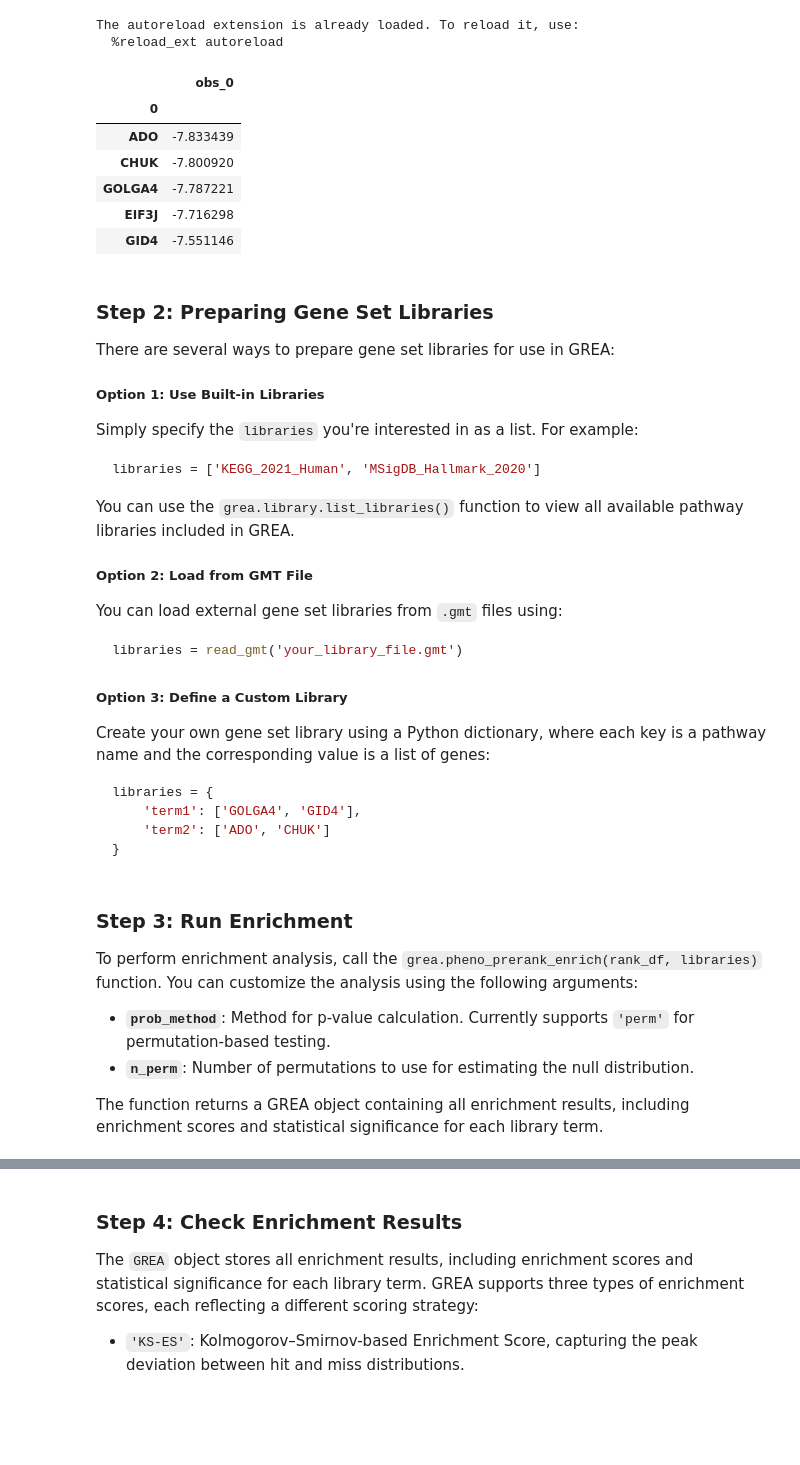
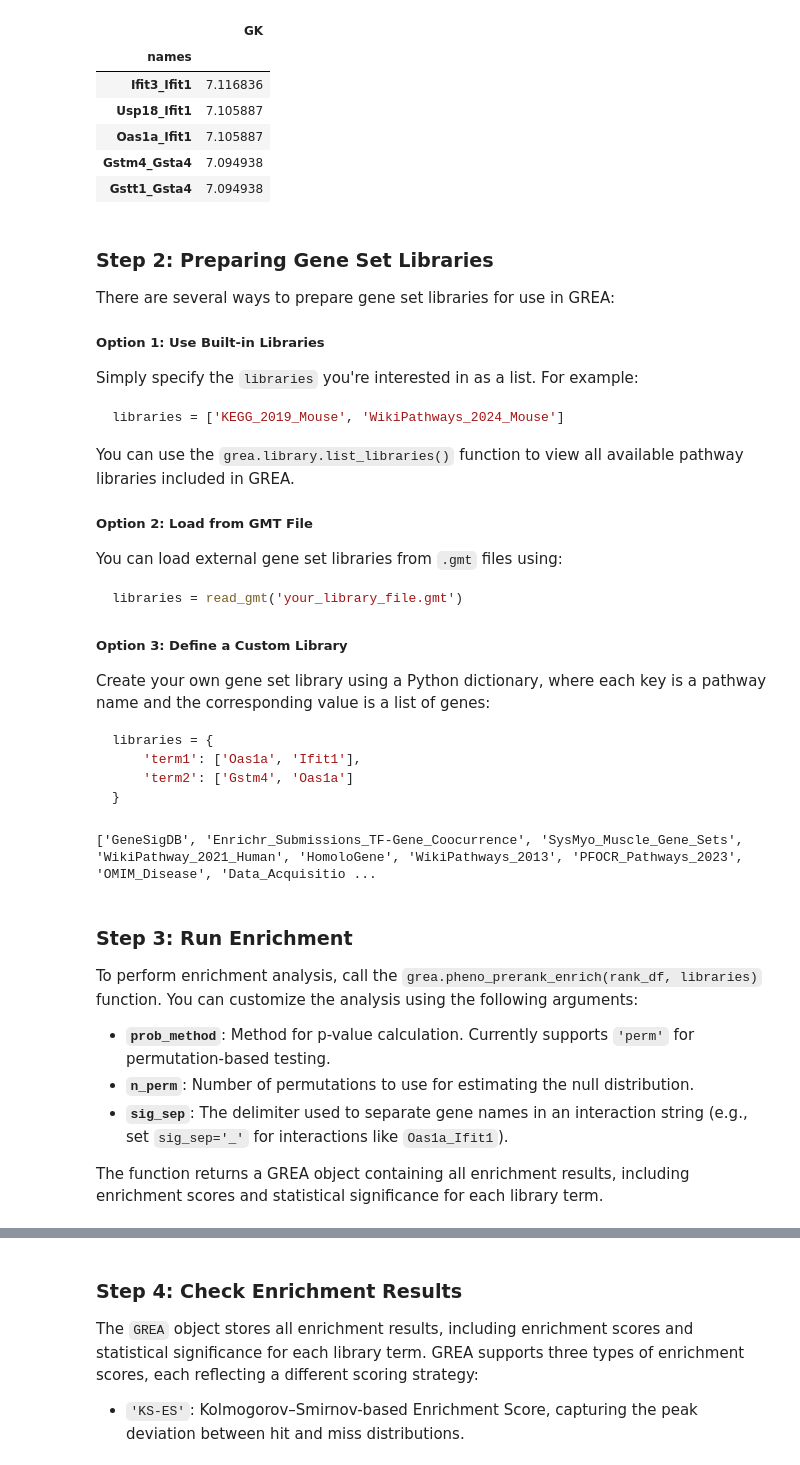
Before and after one commit to compbioclub/GREA, a Jupyter notebook: docs/tutorial/interaction-pheno_prerank_enrich.ipynb, the cells around one changed output, grey strips where cells are left out. Saved outputs shown, nothing was run; the diff lists cells and outputs as text; code cells hidden in the pictures; blank space fills up the shorter version.

````diff
--- a/docs/tutorial/interaction-pheno_prerank_enrich.ipynb
+++ b/docs/tutorial/interaction-pheno_prerank_enrich.ipynb
@@ -12,20 +21,18 @@ This format allows `pheno_prerank_enrich` to perform enrichment analysis using p
 # %%
 %load_ext autoreload
 
 import pandas as pd
-rank_df = pd.read_csv("grea/data/ageing_muscle_gtex.tsv", index_col=0)
-rank_df.columns = ['obs_0']
+rank_df = pd.read_csv("grea/data/GSE13268_GK.csv", index_col=0)
+rank_df.columns = ['GK']
 rank_df.head()
 # %% [output]
-The autoreload extension is already loaded. To reload it, use:
-  %reload_ext autoreload
-|  | obs_0 |
-| 0 |  |
-| ADO | -7.833439 |
-| CHUK | -7.800920 |
-| GOLGA4 | -7.787221 |
-| EIF3J | -7.716298 |
-| GID4 | -7.551146 |
+|  | GK |
+| names |  |
+| Ifit3_Ifit1 | 7.116836 |
+| Usp18_Ifit1 | 7.105887 |
+| Oas1a_Ifit1 | 7.105887 |
+| Gstm4_Gsta4 | 7.094938 |
+| Gstt1_Gsta4 | 7.094938 |
 # %% [markdown]
 ### Step 2: Preparing Gene Set Libraries
 
@@ -35,7 +42,7 @@ There are several ways to prepare gene set libraries for use in GREA:
 Simply specify the `libraries` you're interested in as a list. For example:
 
 ```python
-libraries = ['KEGG_2021_Human', 'MSigDB_Hallmark_2020']
+libraries = ['KEGG_2019_Mouse', 'WikiPathways_2024_Mouse']
 ```
 
 You can use the `grea.library.list_libraries()` function to view all available pathway libraries included in GREA.
@@ -52,10 +59,16 @@ Create your own gene set library using a Python dictionary, where each key is a
 
 ```python
 libraries = {
-    'term1': ['GOLGA4', 'GID4'],
-    'term2': ['ADO', 'CHUK']
+    'term1': ['Oas1a', 'Ifit1'],
+    'term2': ['Gstm4', 'Oas1a']
 }
 ```
+# %%
+from grea.library import list_libraries
+
+print(list_libraries())
+# %% [output]
+['GeneSigDB', 'Enrichr_Submissions_TF-Gene_Coocurrence', 'SysMyo_Muscle_Gene_Sets', 'WikiPathway_2021_Human', 'HomoloGene', 'WikiPathways_2013', 'PFOCR_Pathways_2023', 'OMIM_Disease', 'Data_Acquisitio ...
 # %% [markdown]
 ### Step 3: Run Enrichment
 
@@ -63,7 +76,7 @@ To perform enrichment analysis, call the `grea.pheno_prerank_enrich(rank_df, lib
 
 - **`prob_method`**: Method for p-value calculation. Currently supports `'perm'` for permutation-based testing.
 - **`n_perm`**: Number of permutations to use for estimating the null distribution.
-
+- **`sig_sep`**: The delimiter used to separate gene names in an interaction string (e.g., set `sig_sep='_'` for interactions like `Oas1a_Ifit1`).
 
 The function returns a GREA object containing all enrichment results, including enrichment scores and statistical significance for each library term.
 # %%
````
Also changed, not shown: parts of 8 cells of this notebook, 2 other files.
